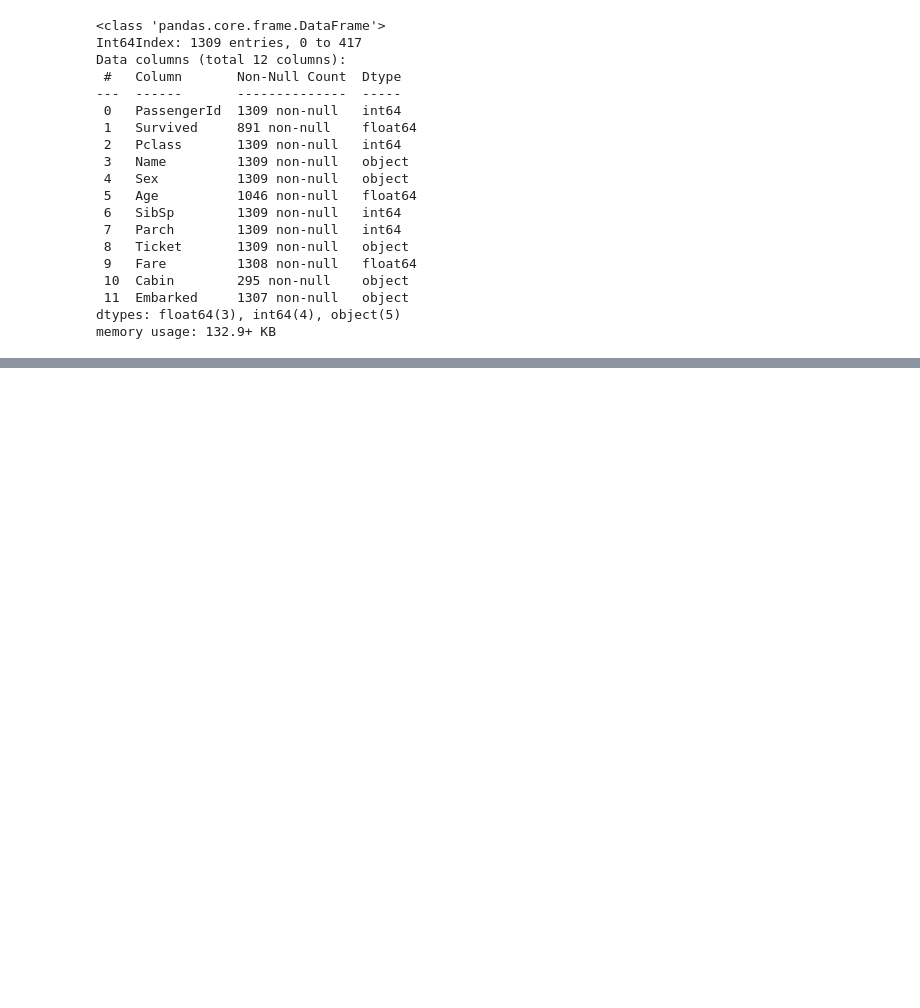
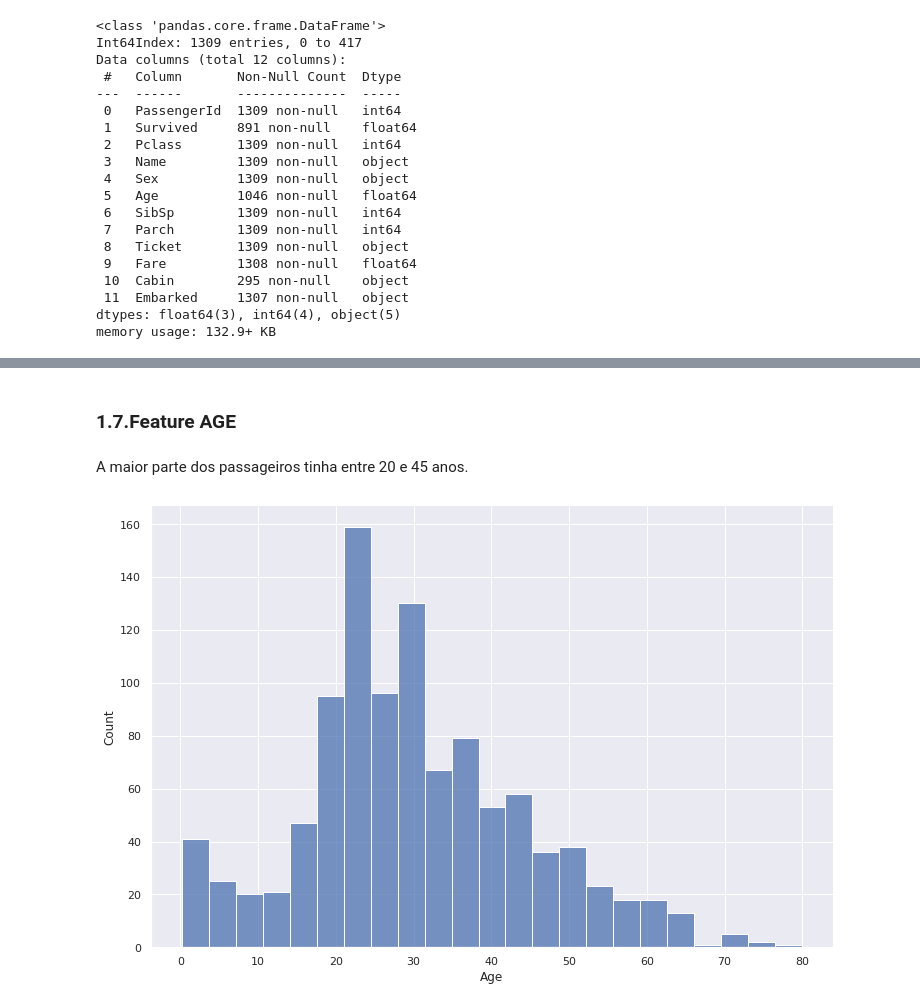
Before and after one commit to j2evaldo/titanic, a Jupyter notebook: titanic_01.ipynb, the cells around one changed output, grey strips where cells are left out. Cells and saved outputs as stored; diff of their text form; code cells hidden in the pictures; blank space fills up the shorter version.

```diff
--- a/titanic_01.ipynb
+++ b/titanic_01.ipynb
@@ -175,0 +262,8 @@ Outro ponto é que a Feature PassengerId é um campo sequencial, logo creio que
+# %% [markdown]
+### **1.7.Feature AGE**
+# %% [markdown]
+ A maior parte dos passageiros tinha entre 20 e 45 anos.
+# %%
+verificaFeatures('Age', True)
+# %% [output]
+[figure, added]
```
Also changed, not shown: parts of 19 cells of this notebook.
